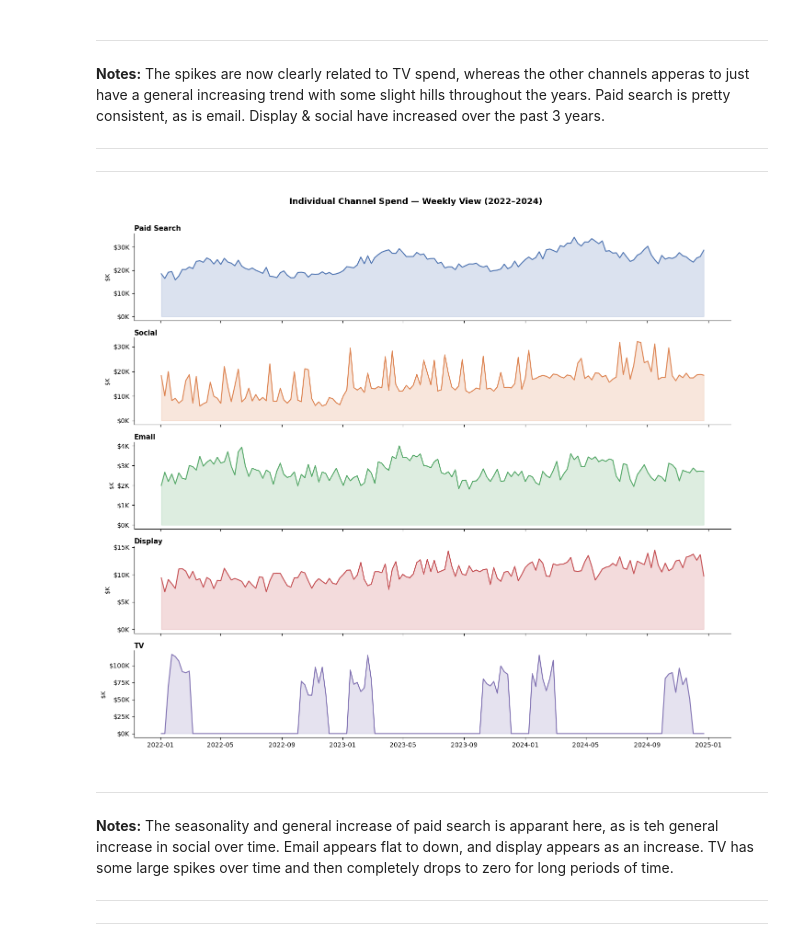
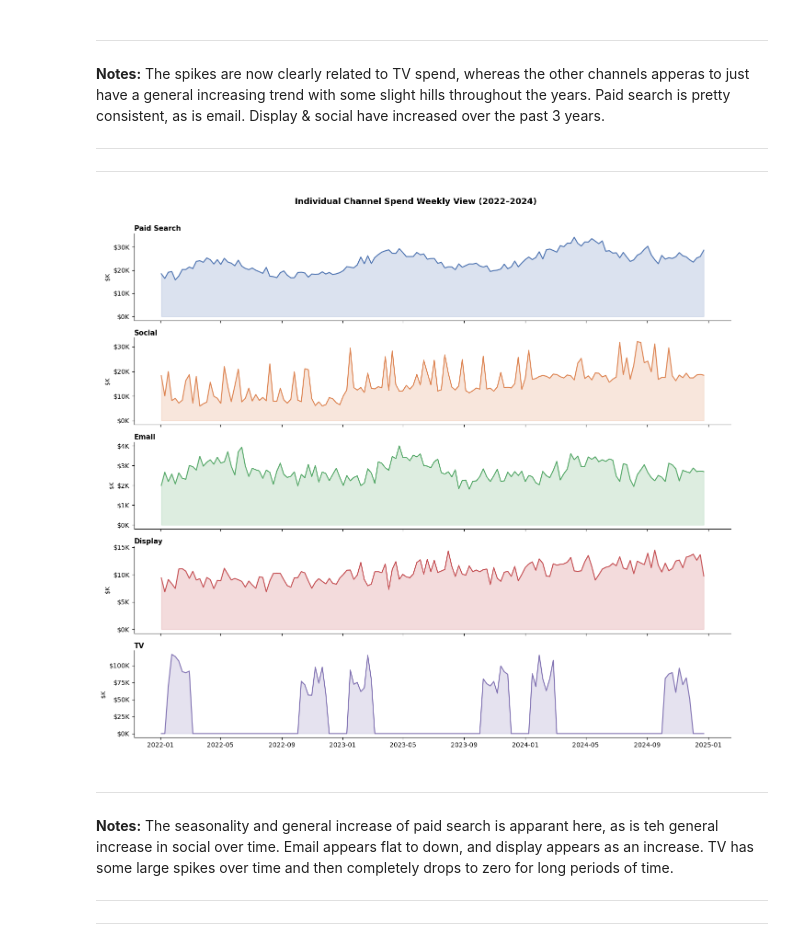
Before and after one commit to jwalluww/MarketingScience, a Jupyter notebook: mmm-bayesian/notebooks/marketing_mix_model_bayesian.ipynb, the cells around one changed output. Cells and saved outputs as stored; diff of their text form; code cells hidden in the pictures.

```diff
--- a/mmm-bayesian/notebooks/marketing_mix_model_bayesian.ipynb
+++ b/mmm-bayesian/notebooks/marketing_mix_model_bayesian.ipynb
@@ -250,7 +249,7 @@ fig, ax = plt.subplots(figsize=(14, 5))
 spend_matrix = df[CHANNELS].values / 1e3
 ax.stackplot(df.week, spend_matrix.T, labels=LABELS, colors=COLORS, alpha=0.85)
 
-ax.set_title("Channel Spend Composition Over Time — Arclight Cycling",
+ax.set_title("Channel Spend Composition Over Time",
              fontweight="bold", pad=12)
 ax.set_ylabel("Weekly Spend ($K)")
 ax.yaxis.set_major_formatter(mticker.FuncFormatter(lambda x, _: f"${x:,.0f}K"))
@@ -269,22 +268,22 @@ plt.show()
 # %%
 # ── Cell 4: Per-Channel Spend Over Time (Small Multiples) ─────────────────────
 fig, axes = plt.subplots(5, 1, figsize=(14, 12), sharex=True)
 
 for ax, col, label, color in zip(axes, CHANNELS, LABELS, COLORS):
     ax.fill_between(df.week, df[col] / 1e3, alpha=0.2, color=color)
     ax.plot(df.week, df[col] / 1e3, color=color, lw=1.5)
     ax.set_ylabel("$K", fontsize=9)
     ax.set_title(label, fontsize=11, fontweight="bold", loc="left", pad=4)
     ax.yaxis.set_major_formatter(mticker.FuncFormatter(lambda x, _: f"${x:,.0f}K"))
 
 axes[-1].set_xlabel("")
-fig.suptitle("Individual Channel Spend — Weekly View (2022–2024)",
+fig.suptitle("Individual Channel Spend Weekly View (2022–2024)",
              fontsize=13, fontweight="bold", y=1.01)
 fig.tight_layout()
 plt.savefig("03_channel_small_multiples.png", dpi=150, bbox_inches="tight")
 plt.show()
 # %% [output]
-[figure, old version]
+[figure, new version]
 # %% [markdown]
 ***
 **Notes:** The seasonality and general increase of paid search is apparant here, as is teh general increase in social over time. Email appears flat to down, and display appears as an increase. TV has some large spikes over time and then completely drops to zero for long periods of time.
```
Also changed, not shown: parts of 13 cells of this notebook, 7 other files.
